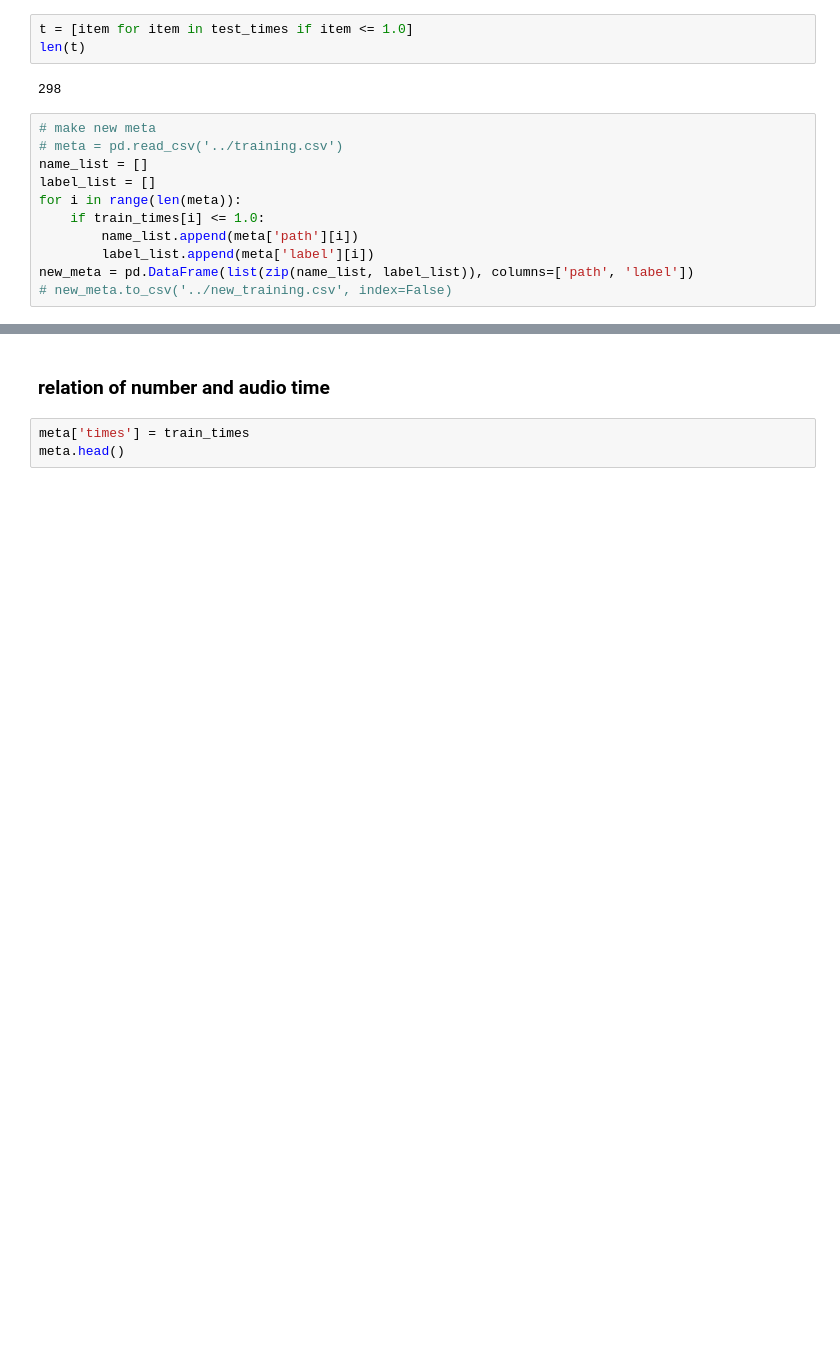
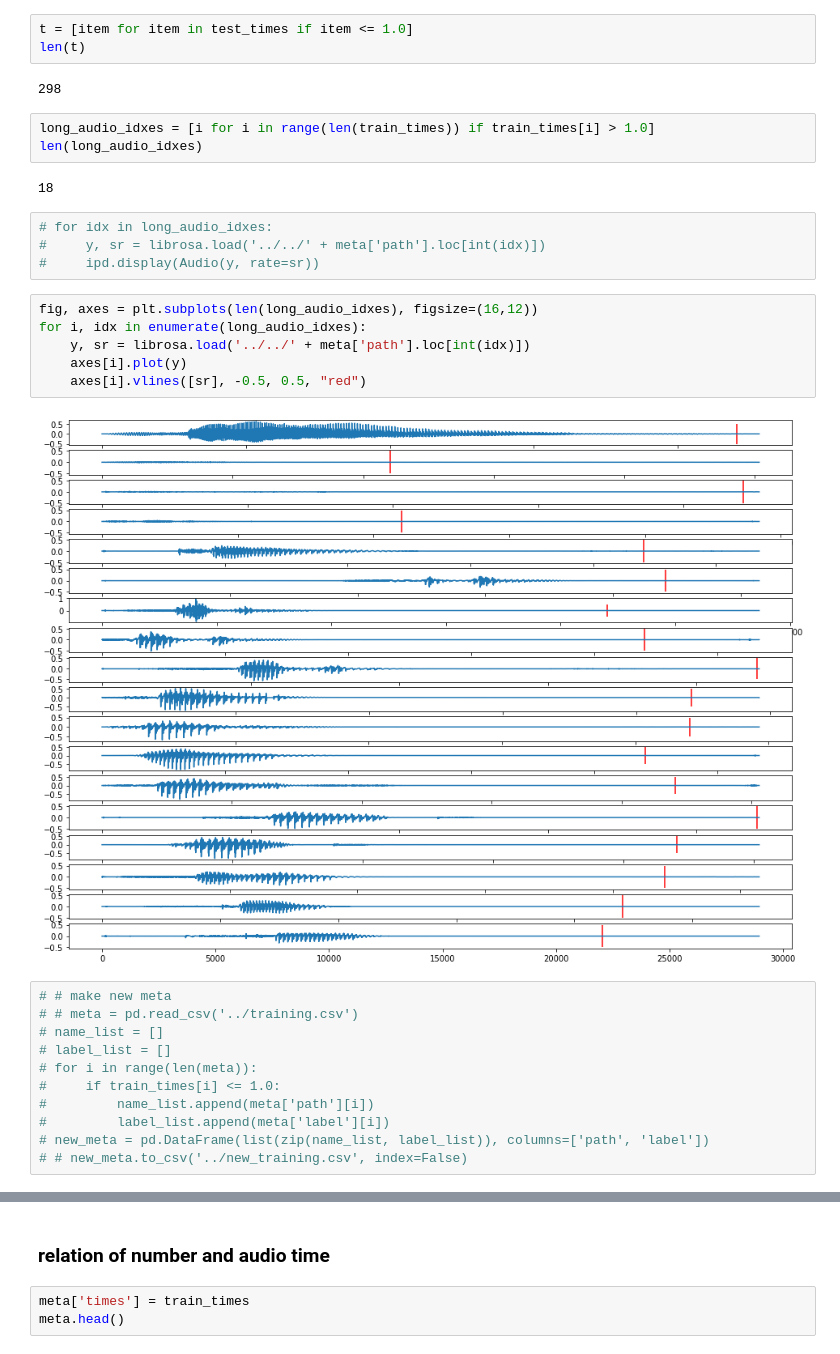
Before and after one commit to shin04/B4Lecture-2021, a Jupyter notebook: ex_9/kajiwara/notebooks/EDA.ipynb, the cells around one changed output, grey strips where cells are left out. Cells and saved outputs as stored; diff of their text form; blank space fills up the shorter version.

```diff
--- a/ex_9/kajiwara/notebooks/EDA.ipynb
+++ b/ex_9/kajiwara/notebooks/EDA.ipynb
@@ -64,16 +66,33 @@ t = [item for item in test_times if item <= 1.0]
 len(t)
 # %% [output]
 298
+# %%
+long_audio_idxes = [i for i in range(len(train_times)) if train_times[i] > 1.0]
+len(long_audio_idxes)
+# %% [output]
+18
+# %%
+# for idx in long_audio_idxes:
+#     y, sr = librosa.load('../../' + meta['path'].loc[int(idx)])
+#     ipd.display(Audio(y, rate=sr))
+# %%
+fig, axes = plt.subplots(len(long_audio_idxes), figsize=(16,12))
+for i, idx in enumerate(long_audio_idxes):
+    y, sr = librosa.load('../../' + meta['path'].loc[int(idx)])
+    axes[i].plot(y)
+    axes[i].vlines([sr], -0.5, 0.5, "red")
+# %% [output]
+[figure, added]
 # %%
-# make new meta
-# meta = pd.read_csv('../training.csv')
-name_list = []
-label_list = []
-for i in range(len(meta)):
-    if train_times[i] <= 1.0:
-        name_list.append(meta['path'][i])
-        label_list.append(meta['label'][i])
-new_meta = pd.DataFrame(list(zip(name_list, label_list)), columns=['path', 'label'])
-# new_meta.to_csv('../new_training.csv', index=False)
+# # make new meta
+# # meta = pd.read_csv('../training.csv')
+# name_list = []
+# label_list = []
+# for i in range(len(meta)):
+#     if train_times[i] <= 1.0:
+#         name_list.append(meta['path'][i])
+#         label_list.append(meta['label'][i])
+# new_meta = pd.DataFrame(list(zip(name_list, label_list)), columns=['path', 'label'])
+# # new_meta.to_csv('../new_training.csv', index=False)
 # %%
 # # make new meta
```
Also changed, not shown: parts of 13 cells of this notebook, 6 other files.
